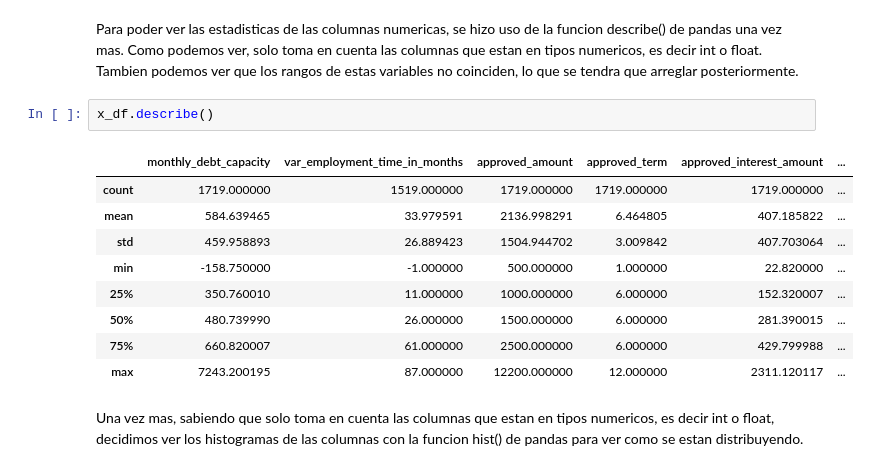
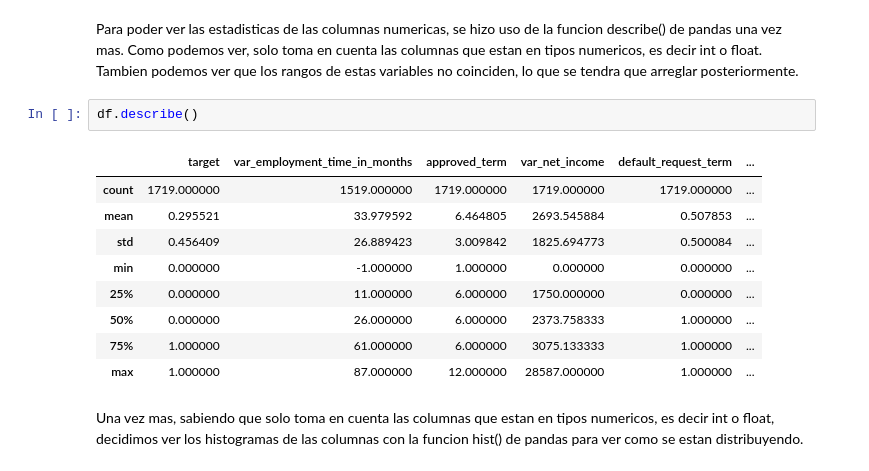
Before and after one commit to AbrahamG20/TPMachineLearning, a Jupyter notebook: TP_Machine_Learning.ipynb, the cells around one changed output. Drawn from its saved outputs; the diff is of its cells as text.

```diff
--- a/TP_Machine_Learning.ipynb
+++ b/TP_Machine_Learning.ipynb
@@ -100,17 +100,17 @@ Podemos ver que varias columnas estan en tipo Object, lo que nos dice que el dat
 # %% [markdown]
 Para poder ver las estadisticas de las columnas numericas, se hizo uso de la funcion describe() de pandas una vez mas. Como podemos ver, solo toma en cuenta las columnas que estan en tipos numericos, es decir int o float. Tambien podemos ver que los rangos de estas variables no coinciden, lo que se tendra que arreglar posteriormente.
 # %%
-x_df.describe()
+df.describe()
 # %% [output]
-|  | monthly_debt_capacity | var_employment_time_in_months | approved_amount | approved_term | approved_interest_amount | ... |
+|  | target | var_employment_time_in_months | approved_term | var_net_income | default_request_term | ... |
 | count | 1719.000000 | 1519.000000 | 1719.000000 | 1719.000000 | 1719.000000 | ... |
-| mean | 584.639465 | 33.979591 | 2136.998291 | 6.464805 | 407.185822 | ... |
-| std | 459.958893 | 26.889423 | 1504.944702 | 3.009842 | 407.703064 | ... |
-| min | -158.750000 | -1.000000 | 500.000000 | 1.000000 | 22.820000 | ... |
-| 25% | 350.760010 | 11.000000 | 1000.000000 | 6.000000 | 152.320007 | ... |
-| 50% | 480.739990 | 26.000000 | 1500.000000 | 6.000000 | 281.390015 | ... |
-| 75% | 660.820007 | 61.000000 | 2500.000000 | 6.000000 | 429.799988 | ... |
-| max | 7243.200195 | 87.000000 | 12200.000000 | 12.000000 | 2311.120117 | ... |
+| mean | 0.295521 | 33.979592 | 6.464805 | 2693.545884 | 0.507853 | ... |
+| std | 0.456409 | 26.889423 | 3.009842 | 1825.694773 | 0.500084 | ... |
+| min | 0.000000 | -1.000000 | 1.000000 | 0.000000 | 0.000000 | ... |
+| 25% | 0.000000 | 11.000000 | 6.000000 | 1750.000000 | 0.000000 | ... |
+| 50% | 0.000000 | 26.000000 | 6.000000 | 2373.758333 | 1.000000 | ... |
+| 75% | 1.000000 | 61.000000 | 6.000000 | 3075.133333 | 1.000000 | ... |
+| max | 1.000000 | 87.000000 | 12.000000 | 28587.000000 | 1.000000 | ... |
 # %% [markdown]
 Una vez mas, sabiendo que solo toma en cuenta las columnas que estan en tipos numericos, es decir int o float, decidimos ver los histogramas de las columnas con la funcion hist() de pandas para ver como se estan distribuyendo.
 # %%
```
Also changed, not shown: parts of 35 cells of this notebook.
